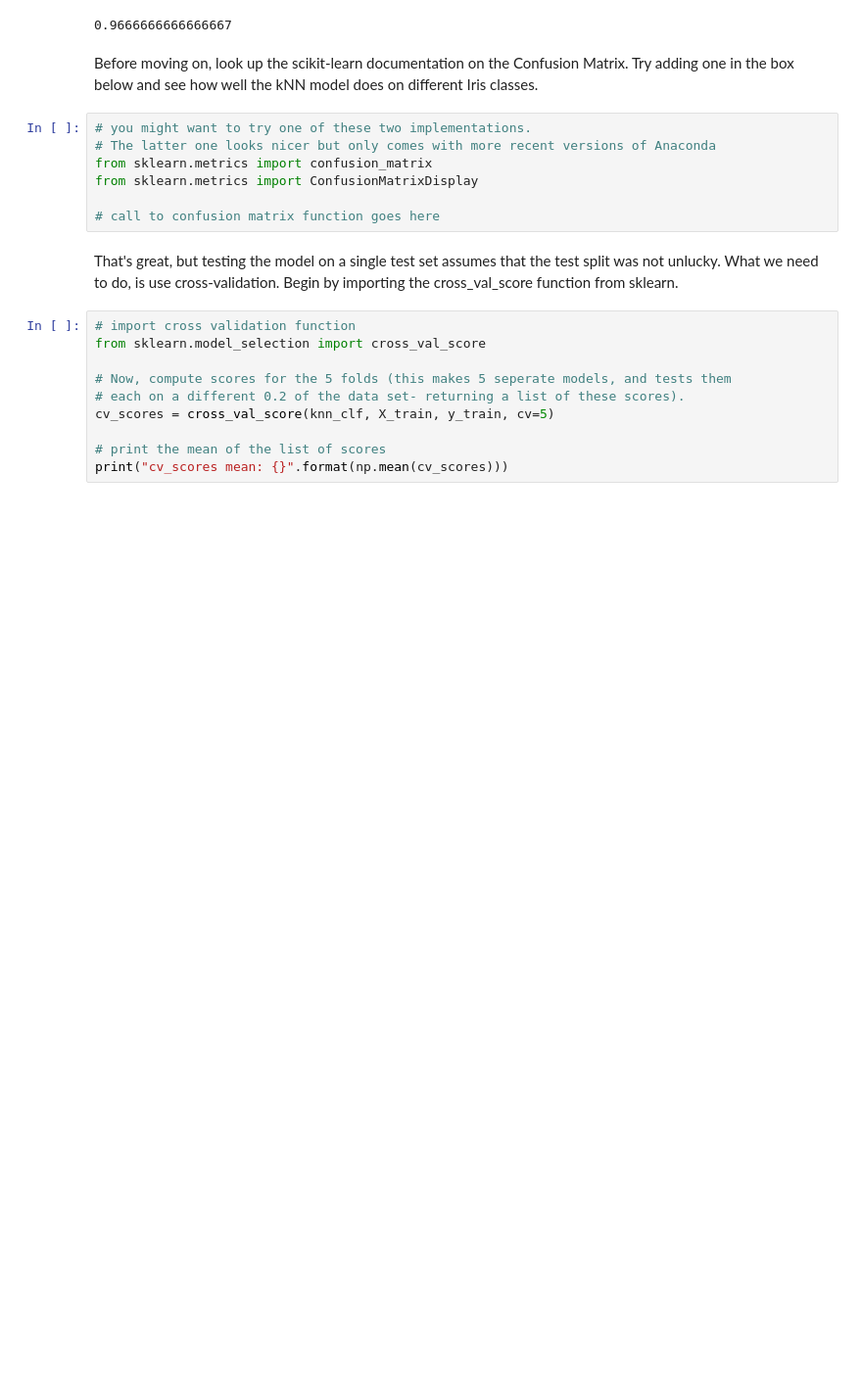
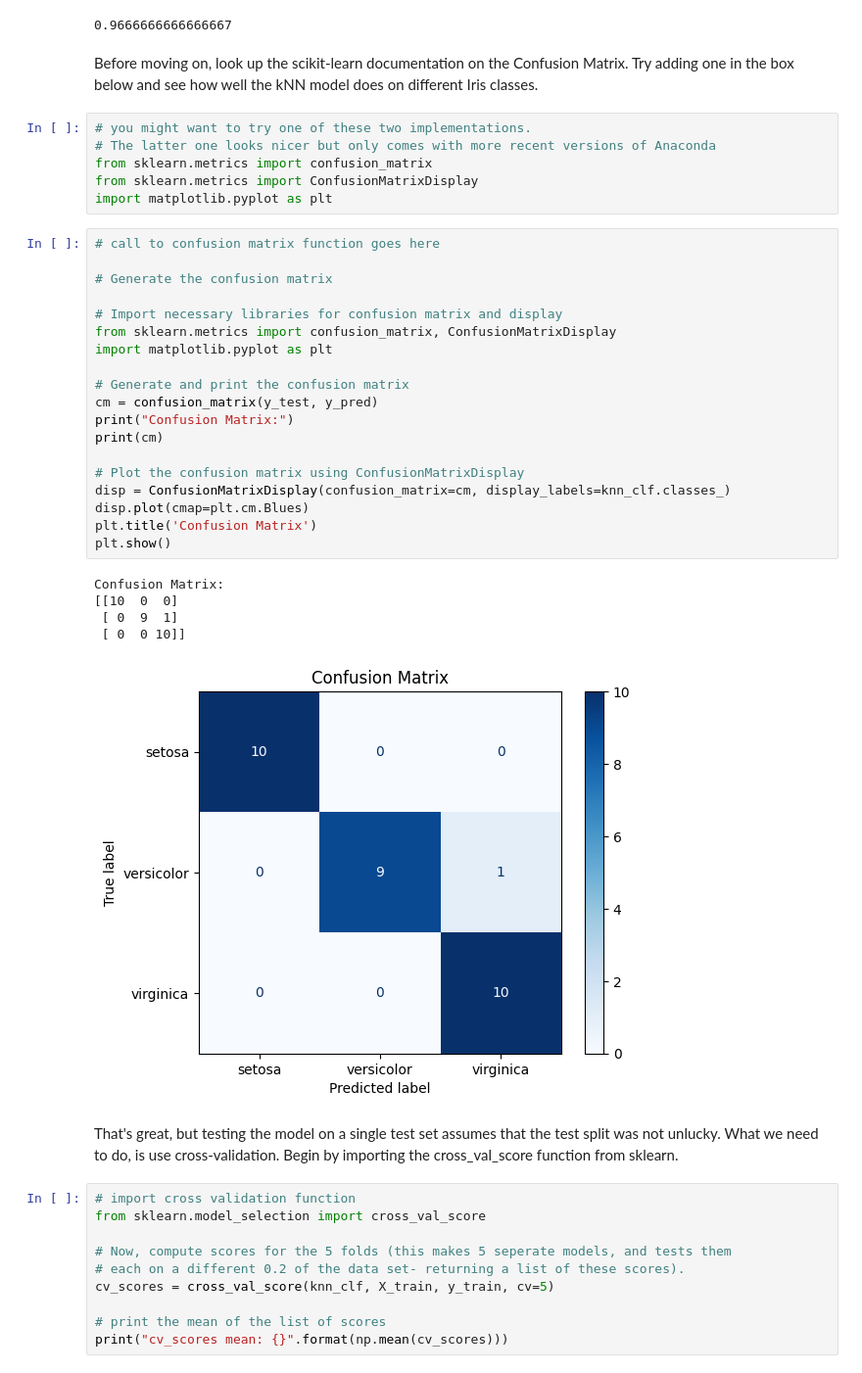
Before and after one commit to mrsferret/Machine-Learning-ITNPBD6-, a Jupyter notebook: ExerciseSession3.ipynb, the cells around one changed output. Shown at 98% size. Cells and saved outputs as stored; diff of their text form; blank space fills up the shorter version.

```diff
--- a/ExerciseSession3.ipynb
+++ b/ExerciseSession3.ipynb
@@ -142,8 +145,32 @@ Before moving on, look up the scikit-learn documentation on the Confusion Matrix
 # The latter one looks nicer but only comes with more recent versions of Anaconda
 from sklearn.metrics import confusion_matrix
 from sklearn.metrics import ConfusionMatrixDisplay
-
-# call to confusion matrix function goes here
+import matplotlib.pyplot as plt
+# %%
+# call to confusion matrix function goes here
+
+# Generate the confusion matrix
+
+# Import necessary libraries for confusion matrix and display
+from sklearn.metrics import confusion_matrix, ConfusionMatrixDisplay
+import matplotlib.pyplot as plt
+
+# Generate and print the confusion matrix
+cm = confusion_matrix(y_test, y_pred)
+print("Confusion Matrix:")
+print(cm)
+
+# Plot the confusion matrix using ConfusionMatrixDisplay
+disp = ConfusionMatrixDisplay(confusion_matrix=cm, display_labels=knn_clf.classes_)
+disp.plot(cmap=plt.cm.Blues)
+plt.title('Confusion Matrix')
+plt.show()
+# %% [output]
+Confusion Matrix:
+[[10  0  0]
+ [ 0  9  1]
+ [ 0  0 10]]
+[figure, added]
 # %% [markdown]
 That's great, but testing the model on a single test set assumes that the test split was not unlucky. What we need to do, is use cross-validation. Begin by importing the cross_val_score function from sklearn.
 # %%
```
Also changed, not shown: parts of 4 cells of this notebook.
